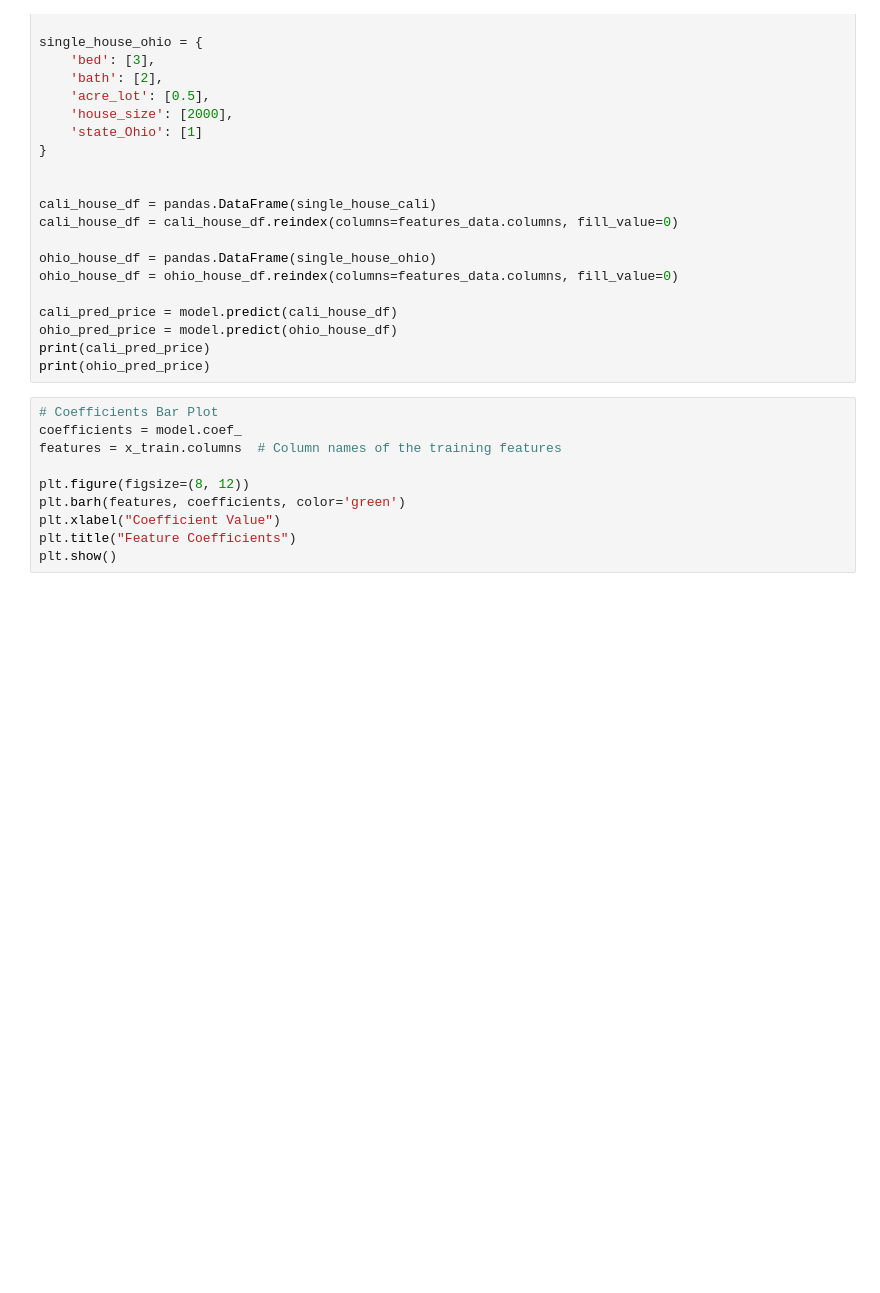
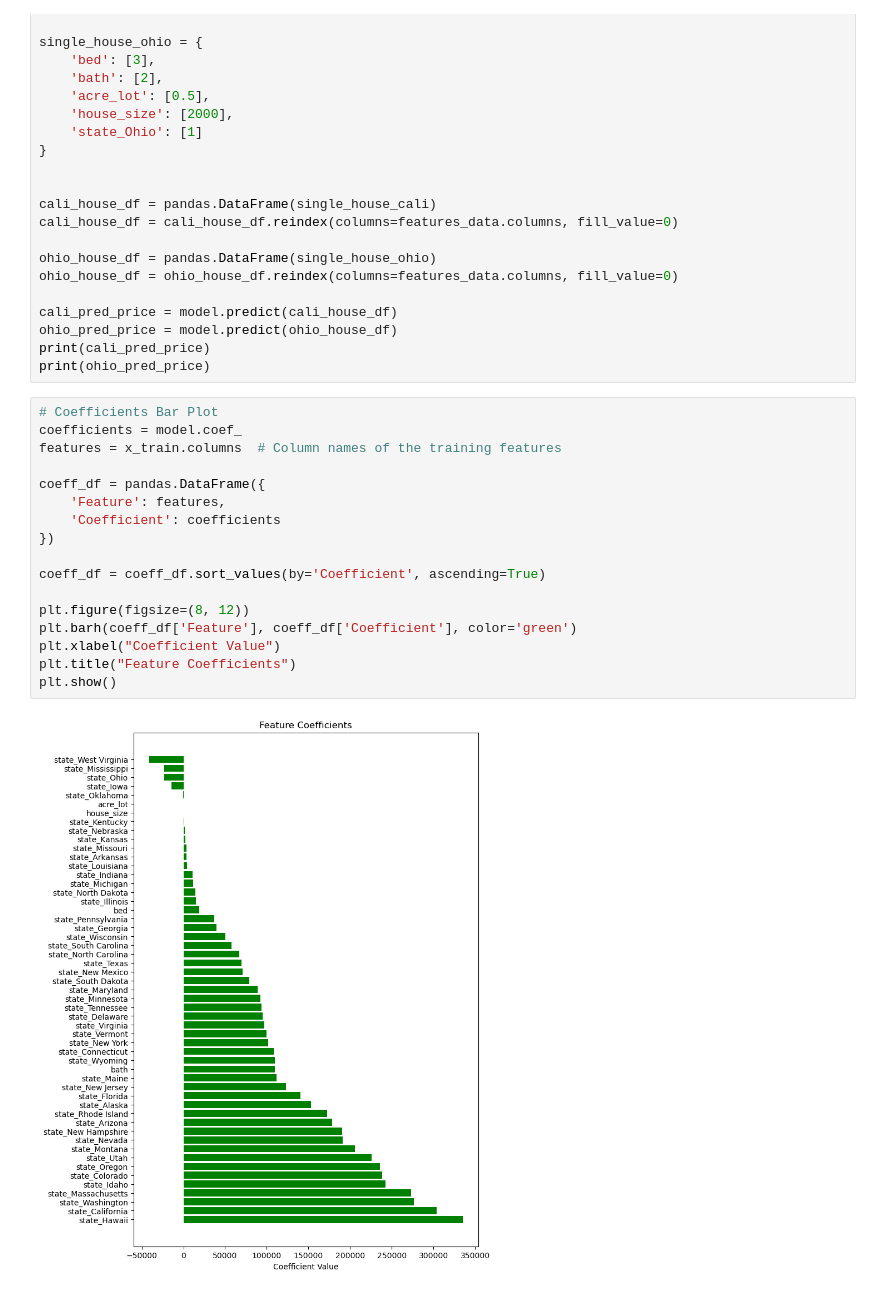
Before and after one commit to ewrybovic/Comp541Project, a Jupyter notebook: main.ipynb, the cells around one changed output. Drawn from its saved outputs; the diff is of its cells as text; blank space fills up the shorter version.

Commit message:
Sorting graph

```diff
--- a/main.ipynb
+++ b/main.ipynb
@@ -462,10 +462,19 @@ print(ohio_pred_price)
 # %%
 # Coefficients Bar Plot
 coefficients = model.coef_
 features = x_train.columns  # Column names of the training features
 
+coeff_df = pandas.DataFrame({
+    'Feature': features,
+    'Coefficient': coefficients
+})
+
+coeff_df = coeff_df.sort_values(by='Coefficient', ascending=True)
+
 plt.figure(figsize=(8, 12))
-plt.barh(features, coefficients, color='green')
+plt.barh(coeff_df['Feature'], coeff_df['Coefficient'], color='green')
 plt.xlabel("Coefficient Value")
 plt.title("Feature Coefficients")
 plt.show()
+# %% [output]
+[figure, added]
```
